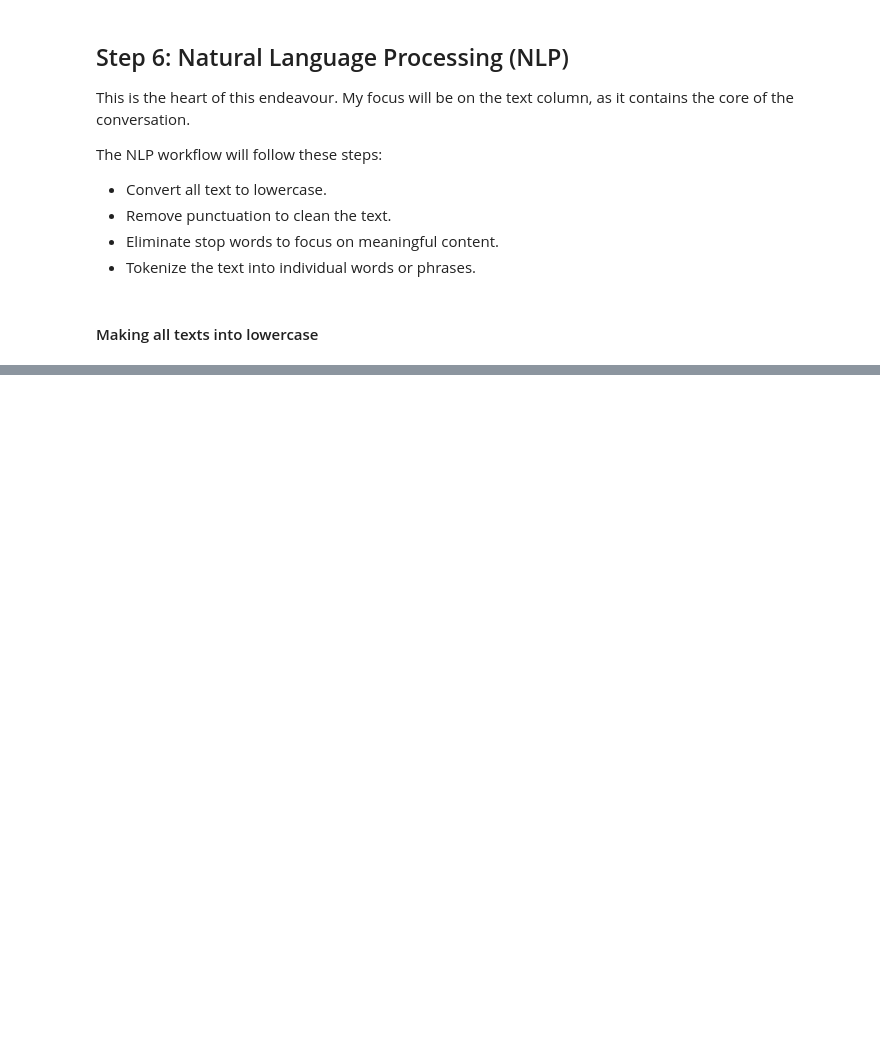
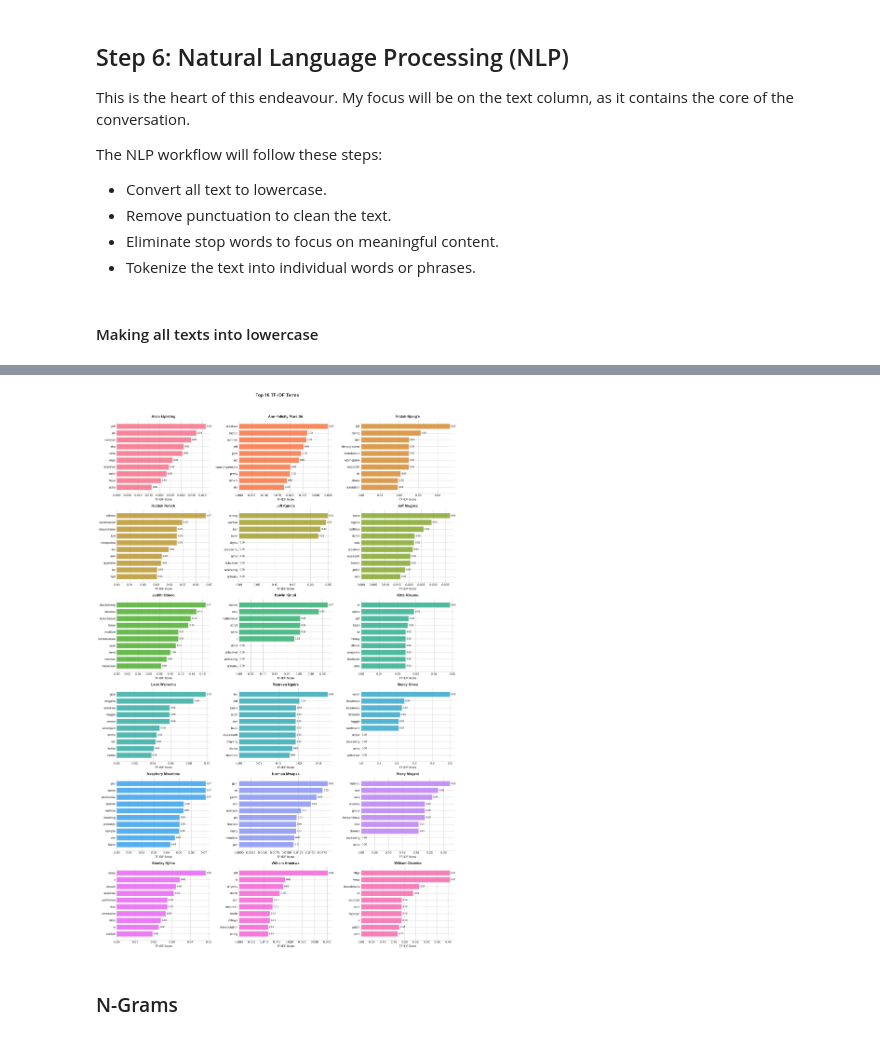
Before and after one commit to Vain-Guy/chit-chat, a Jupyter notebook: chatterbox.ipynb, the cells around one changed output, grey strips where cells are left out. Saved outputs shown, nothing was run; the diff lists cells and outputs as text; code cells hidden in the pictures; blank space fills up the shorter version.

```diff
--- a/chatterbox.ipynb
+++ b/chatterbox.ipynb
@@ -912,0 +1113,47 @@ Index(['name', 'text', 'day', 'start_time', 'end_time', 'hours_in_class'], dtype
+# %%
+import seaborn as sns
+import matplotlib.pyplot as plt
+
+def plot_top_terms(tfidf_group, top_n=10, n_cols=3):
+    n_groups = len(tfidf_group)
+    n_rows = (n_groups + n_cols - 1) // n_cols
+
+    # Nice color palette
+    palette = sns.color_palette("husl", n_groups)
+
+    fig, axes = plt.subplots(n_rows, n_cols, figsize=(16, 4*n_rows))
+    axes = axes.flatten()
+
+    for i, (ax, (idx, row)) in enumerate(zip(axes, tfidf_group.iterrows())):
+        # Get top terms
+        top = row.sort_values(ascending=False).head(top_n)
+        terms = top.index
+        scores = top.values
+
+        # Horizontal bar plot with unique color
+        ax.barh(terms[::-1], scores[::-1], color=palette[i], alpha=0.85, edgecolor="white")
+        ax.set_title(idx, fontsize=11, fontweight="bold", pad=8)
+        ax.set_xlabel("TF-IDF Score", fontsize=9)
+
+        # Add values on bars
+        for y, v in enumerate(scores[::-1]):
+            ax.text(v + max(scores)*0.01, y, f"{v:.2f}", va="center", fontsize=8)
+
+        # Style
+        ax.spines["top"].set_visible(False)
+        ax.spines["right"].set_visible(False)
+
+    # Hide unused axes
+    for ax in axes[len(tfidf_group):]:
+        ax.set_visible(False)
+
+    plt.suptitle(f"Top {top_n} TF-IDF Terms", fontsize=14, fontweight="bold", y=1.02)
+    plt.tight_layout()
+    plt.show()
+
+# Example usage
+plot_top_terms(student_tfidf, top_n=10, n_cols=3)
+# %% [output]
+[figure, added]
+# %% [markdown]
+### N-Grams
```
Also changed, not shown: parts of 20 cells of this notebook.
